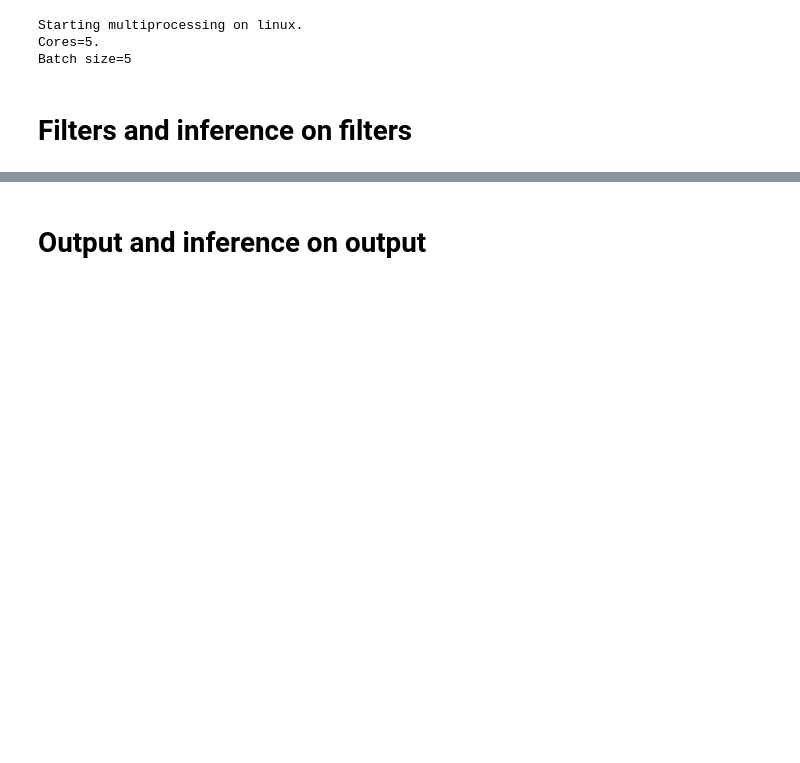
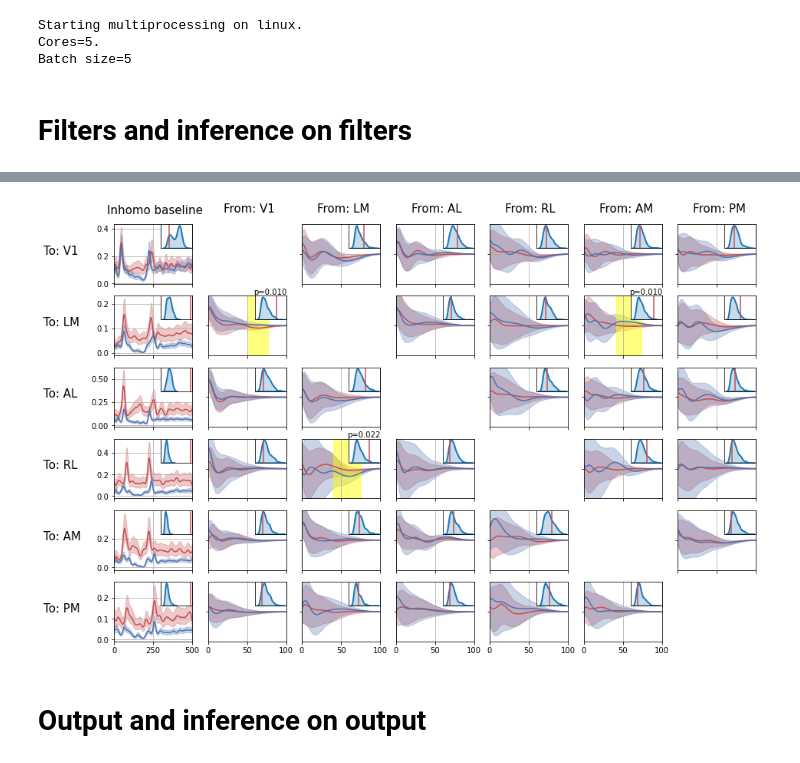
Before and after one commit to Qi-Xin/MultiNeuronGLM, a Jupyter notebook: 2022 Oct version all conditions time-warping nonlinear history.ipynb, the cells around one changed output, grey strips where cells are left out. Drawn from its saved outputs; the diff is of its cells as text; code cells hidden in the pictures; blank space fills up the shorter version.

```diff
--- a/2022 Oct version all conditions time-warping nonlinear history.ipynb
+++ b/2022 Oct version all conditions time-warping nonlinear history.ipynb
@@ -1261,3 +1200,11 @@ for i in range(len(probe_list)):
+# %%
+# 40-100
+GLM.plot_filter_with_excursion(V1, stationary_filter, running_filter,
+                                statistics_filter=statistics_filter_right,
+                                statistics_null_filter=statistics_null_filter_right_new,
+                                ROI_filter=ROI_filter_right)
+# %% [output]
+[figure, added]
 # %% [markdown]
 # Output and inference on output
 # %%
```
Also changed, not shown: parts of 18 cells of this notebook, 1 other file.
